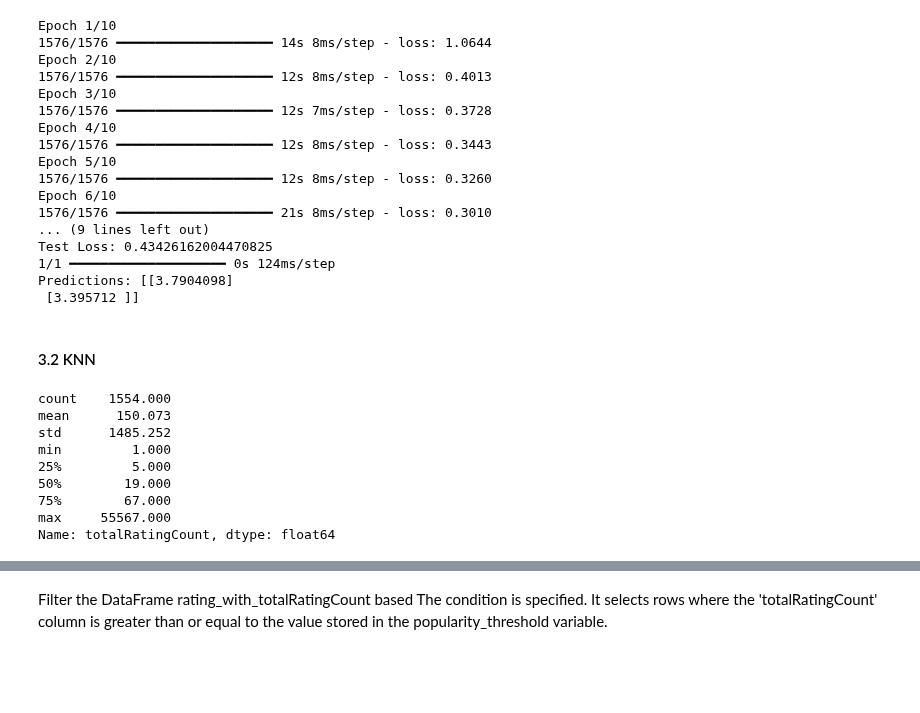
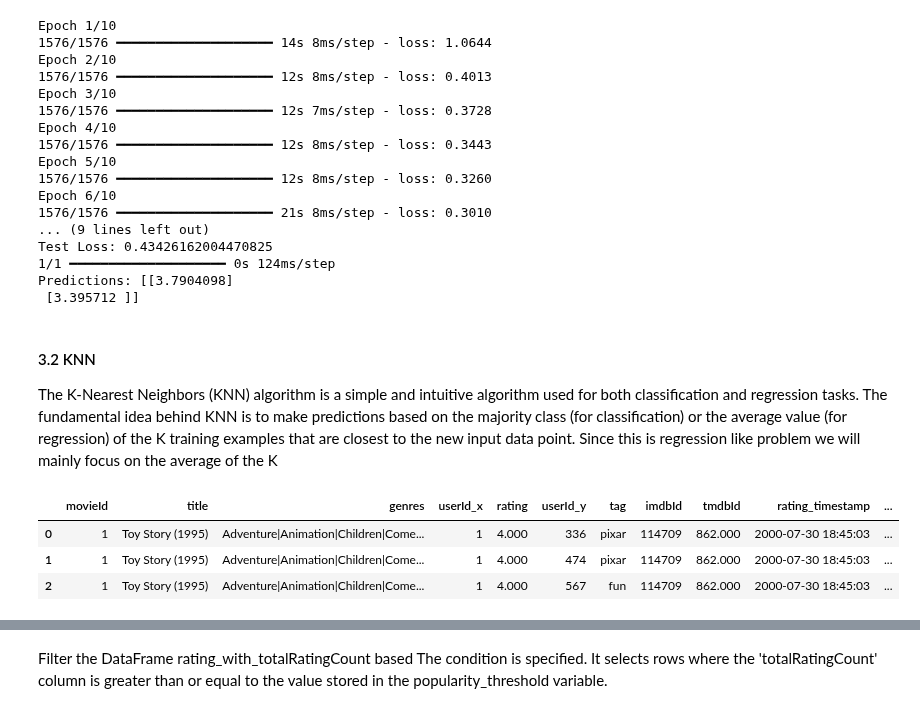
Before and after one commit to guddacandy/Movie-Recommendation-System-, a Jupyter notebook: index.ipynb, the cells around one changed output, grey strips where cells are left out. Saved outputs shown, nothing was run; the diff lists cells and outputs as text; code cells hidden in the pictures; blank space fills up the shorter version.

```diff
--- a/index.ipynb
+++ b/index.ipynb
@@ -575,34 +589,23 @@ Test Loss: 0.43426162004470825
 1/1 ━━━━━━━━━━━━━━━━━━━━ 0s 124ms/step
 Predictions: [[3.7904098]
  [3.395712 ]]
-# %% [markdown]
-#### 3.2 KNN
+# %% [markdown]
+#### 3.2 KNN
+The K-Nearest Neighbors (KNN) algorithm is a simple and intuitive algorithm used for both classification and regression tasks. The fundamental idea behind KNN is to make predictions based on the majority class (for classification) or the average value (for regression) of the K training examples that are closest to the new input data point. Since this is regression like problem we will mainly focus on the average of the K
 # %%
 # Drop rows with missing values in the 'title' column
 combine_movie_rating = merged_data.dropna(axis = 0, subset = ['title'])
 
 # Group the DataFrame by 'title', count the number of ratings for each movie, and reset the index
-movie_ratingCount = (combine_movie_rating.
-    groupby(by = ['title'])['rating'].
-    count().
-    reset_index().
-    rename(columns = {'rating': 'totalRatingCount'})
+movie_ratingCount = (combine_movie_rating.groupby(by = ['title'])['rating'].
+    count().reset_index().rename(columns = {'rating': 'totalRatingCount'})
     [['title', 'totalRatingCount']]
     )
 # Merging DataFrames: combine_movie_rating and movie_ratingCount
 rating_with_totalRatingCount = combine_movie_rating.merge(movie_ratingCount, left_on = 'title', right_on = 'title', how = 'left')
-rating_with_totalRatingCount.head()
-
-# Format floating-point numbers in the output with three decimal places.
-pd.set_option('display.float_format', lambda x: '%.3f' % x)
-print(movie_ratingCount['totalRatingCount'].describe())
+rating_with_totalRatingCount.head(3)
 # %% [output]
-count    1554.000
-mean      150.073
-std      1485.252
-min         1.000
-25%         5.000
-50%        19.000
-75%        67.000
-max     55567.000
-Name: totalRatingCount, dtype: float64
+|  | movieId | title | genres | userId_x | rating | userId_y | tag | imdbId | tmdbId | rating_timestamp | ... |
+| 0 | 1 | Toy Story (1995) | Adventure|Animation|Children|Come... | 1 | 4.000 | 336 | pixar | 114709 | 862.000 | 2000-07-30 18:45:03 | ... |
+| 1 | 1 | Toy Story (1995) | Adventure|Animation|Children|Come... | 1 | 4.000 | 474 | pixar | 114709 | 862.000 | 2000-07-30 18:45:03 | ... |
+| 2 | 1 | Toy Story (1995) | Adventure|Animation|Children|Come... | 1 | 4.000 | 567 | fun | 114709 | 862.000 | 2000-07-30 18:45:03 | ... |
```
Also changed, not shown: parts of 15 cells of this notebook.
